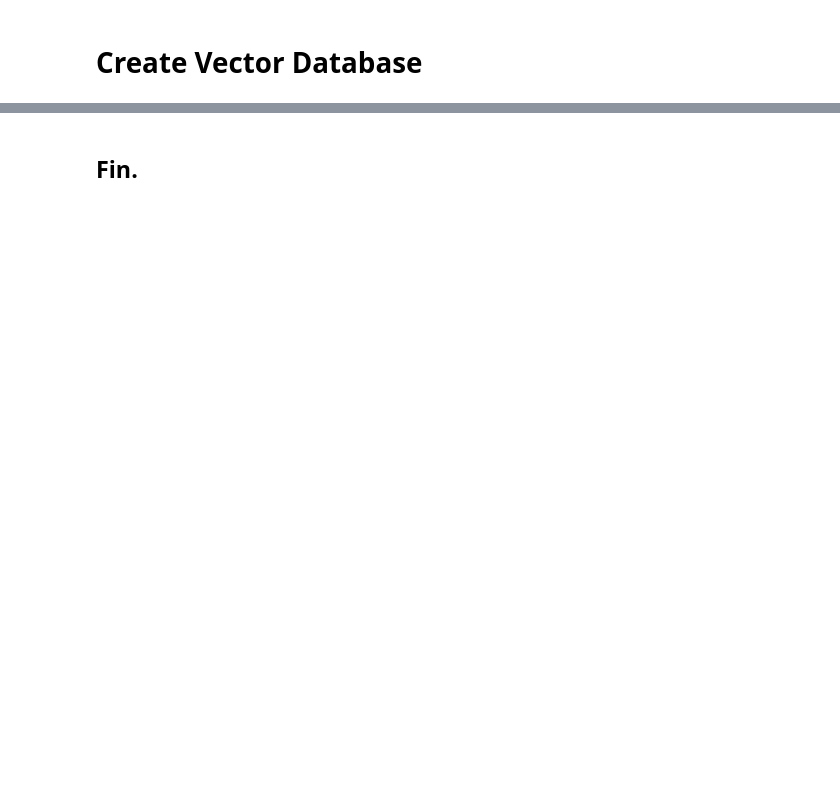
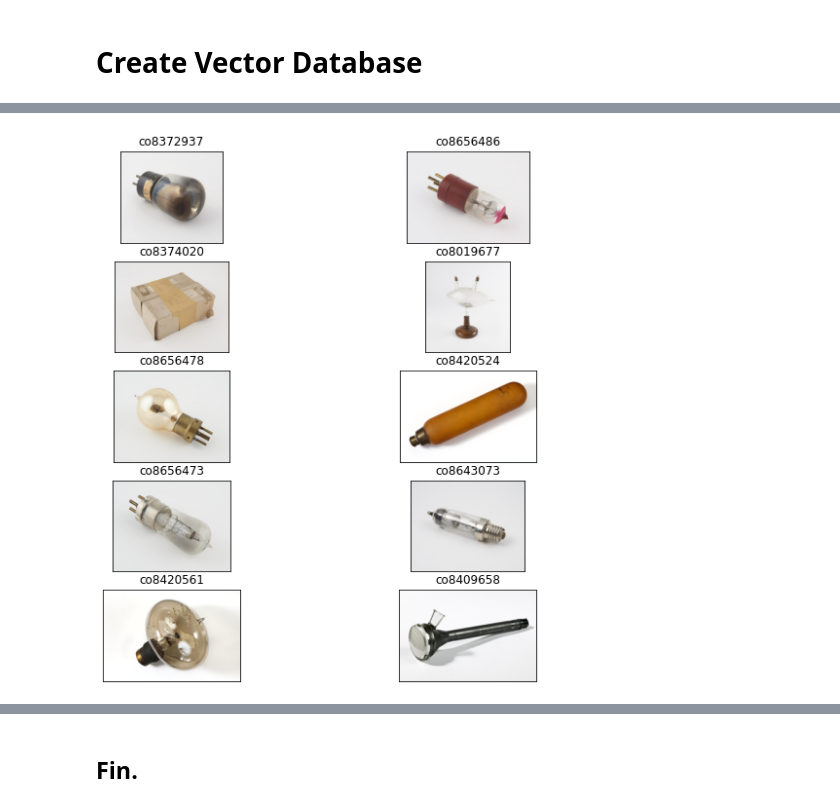
Before and after one commit to kasparvonbeelen/heritage-weaver-demo, a Jupyter notebook: 1 - Process data.ipynb, the cells around one changed output, grey strips where cells are left out. Drawn from its saved outputs; the diff is of its cells as text; code cells hidden in the pictures; blank space fills up the shorter version.

```diff
--- a/1 - Process data.ipynb
+++ b/1 - Process data.ipynb
@@ -120,0 +205,4 @@ collection = client.get_or_create_collection(name="congruence_engine", metadata=
+# %%
+image_batches = batchify(collection.df[collection.df.downloaded==True][['record_id','name','description','img_path']].sample(n=4000).values.tolist())
+text_batches = batchify(collection.df[collection.df.downloaded==True][['record_id','name','description','img_path']].sample(n=4000).values.tolist())
+keyword_batches = batchify(collection.df[collection.df.downloaded==True][['record_id','name','description','img_path']].sample(n=4000).values.tolist())
@@ -120,0 +255,31 @@ collection = client.get_or_create_collection(name="congruence_engine", metadata=
+# %%
+for b in tqdm(keyword_batches):
+    content, metadatas = reshape_keyword_batch(b, collection.collection_name)
+    counter = collection_db.count()
+    ids = [str(i) for i in range(counter,counter+len(content))]
+    collection_db.add(
+        ids = ids,
+        documents = content,
+        metadatas = metadatas
+    )
+# %%
+def plot_query_results(results, collection_df):
+    result_df = pd.DataFrame(results['metadatas'][0])
+    result_df['similarity'] = 1 - np.array(results['distances'][0])
+    top_results = result_df.groupby('record_id')['similarity'].sum().sort_values(ascending=False).index.tolist()
+    query_df = collection_df[collection_df['record_id'].isin(top_results)][['record_id','img_path','description']].reset_index()
+    fig = plt.figure(figsize=(10, 10))
+    columns = 2
+    rows = 5
+    for i in range(1, columns*rows +1):
+
+            img = Image.open(query_df.loc[i-1,'img_path'])
+
+            ax = fig.add_subplot(rows, columns, i,)
+            title = f"{query_df.loc[i-1,'record_id']}" #
+            ax.title.set_text(title)
+            ax.set_xticks([])
+            ax.set_yticks([])
+            plt.imshow(img)
+    plt.show()
+    return query_df
@@ -120,0 +299,5 @@ collection = client.get_or_create_collection(name="congruence_engine", metadata=
+# %%
+results = collection_db.query(query_uris=[query_img],where={"input_modality": "text"}, n_results=25)
+query_df = plot_query_results(results, collection.df)
+# %% [output]
+[figure, added]
```
Also changed, not shown: parts of 36 cells of this notebook.
